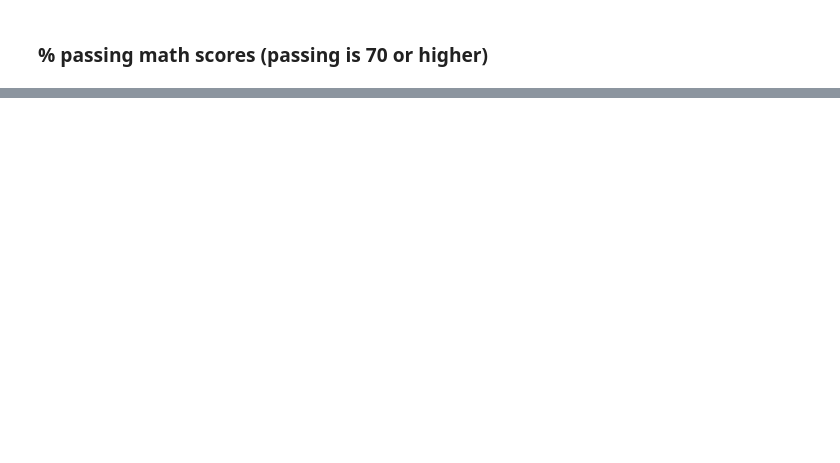
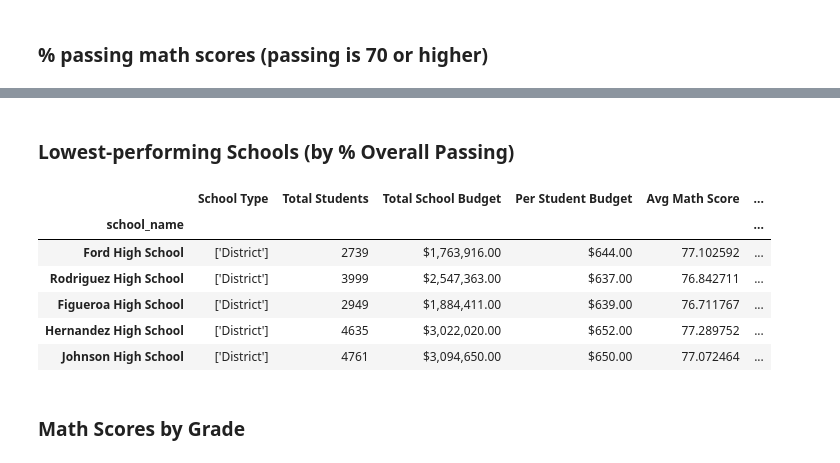
Before and after one commit to chris-yujin/pandas-challenge, a Jupyter notebook: PyCitySchools/PyCitySchools.ipynb, the cells around one changed output, grey strips where cells are left out. Drawn from its saved outputs; the diff is of its cells as text; code cells hidden in the pictures; blank space fills up the shorter version.

```diff
--- a/PyCitySchools/PyCitySchools.ipynb
+++ b/PyCitySchools/PyCitySchools.ipynb
@@ -161,0 +492,20 @@ The average math score for the entire district is 81.87784018381414
+# %% [markdown]
+### Lowest-performing Schools (by % Overall Passing)
+# %%
+#sort the schools by % Overall Passing in ascending order
+per_school_summary.sort_values(by='% Overall Passing', ascending=True).head()
+
+# save into a DataFrame called "bottom_schools"
+
+bottom_schools = per_school_summary.sort_values(by='% Overall Passing', ascending=True).head()
+bottom_schools
+# %% [output]
+|  | School Type | Total Students | Total School Budget | Per Student Budget | Avg Math Score | ... |
+| school_name |  |  |  |  |  | ... |
+| Ford High School | ['District'] | 2739 | $1,763,916.00 | $644.00 | 77.102592 | ... |
+| Rodriguez High School | ['District'] | 3999 | $2,547,363.00 | $637.00 | 76.842711 | ... |
+| Figueroa High School | ['District'] | 2949 | $1,884,411.00 | $639.00 | 76.711767 | ... |
+| Hernandez High School | ['District'] | 4635 | $3,022,020.00 | $652.00 | 77.289752 | ... |
+| Johnson High School | ['District'] | 4761 | $3,094,650.00 | $650.00 | 77.072464 | ... |
+# %% [markdown]
+### Math Scores by Grade
```
Also changed, not shown: parts of 33 cells of this notebook, 1 other file.
